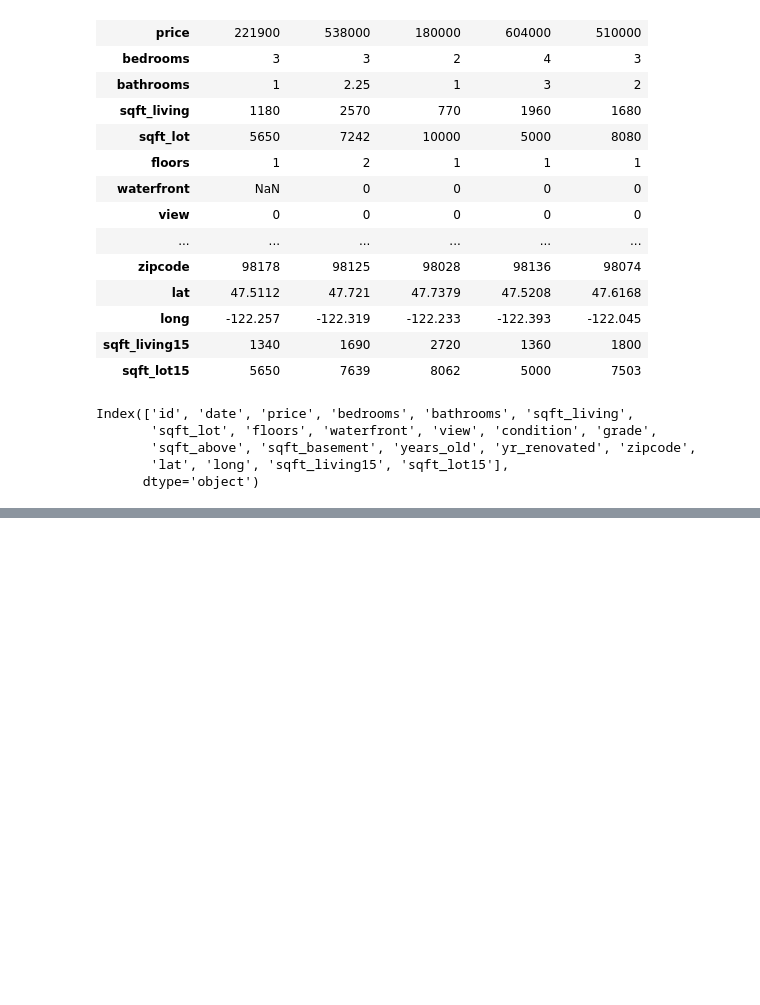
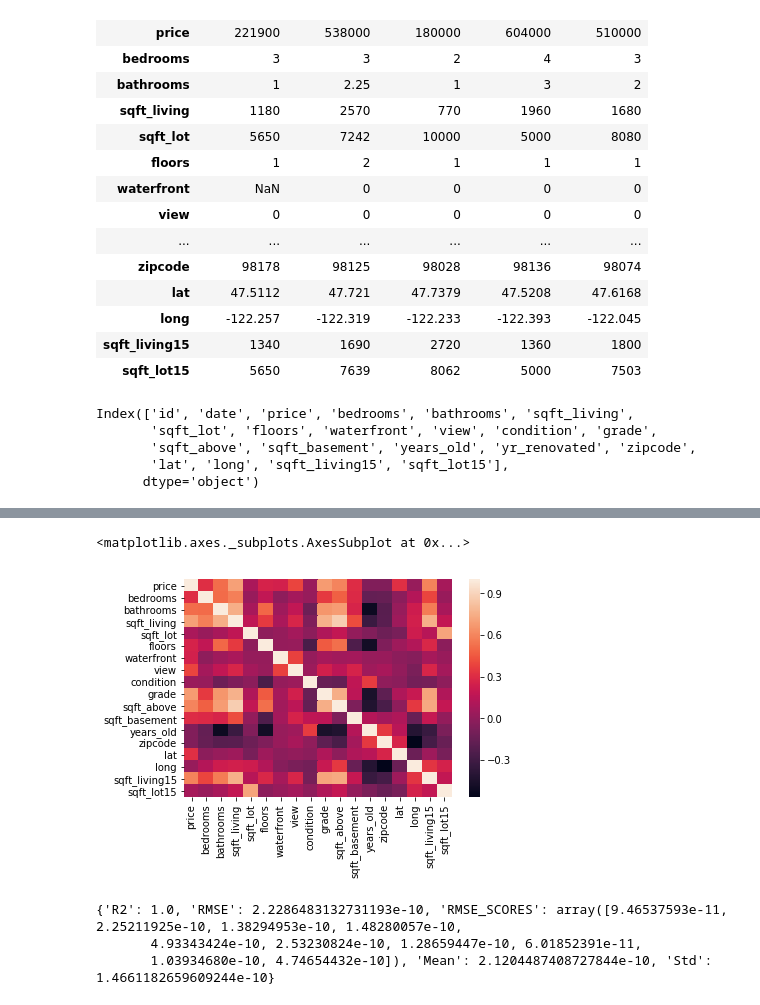
Before and after one commit to AlludedCrabb/Data-Science-Housing-Data-Project, a Jupyter notebook: Jacob_Taeho project.ipynb, the cells around one changed output, grey strips where cells are left out. Saved outputs shown, nothing was run; the diff lists cells and outputs as text; code cells hidden in the pictures; blank space fills up the shorter version.

```diff
--- a/Jacob_Taeho project.ipynb
+++ b/Jacob_Taeho project.ipynb
@@ -323,0 +293,12 @@ _ = pd.plotting.scatter_matrix(df[['price', 'bedrooms', 'bathrooms',
+# %%
+#set the view NaN's to 0 since it's by
+#far the most common value
+df.view.replace(to_replace=np.NaN, value=0, inplace=True)
+
+df.sqft_basement.replace(to_replace='?', value=0, inplace=True)
+df.sqft_basement = df.sqft_basement.astype('float64')
+df.waterfront.replace(to_replace=np.NaN, value=0, inplace=True)
+# %%
+X = df.drop(columns=['date','id','yr_renovated'], axis=1)
+
+y = df.price
@@ -323,0 +308,11 @@ _ = pd.plotting.scatter_matrix(df[['price', 'bedrooms', 'bathrooms',
+# %%
+sns.heatmap(X.corr())
+# %% [output]
+<matplotlib.axes._subplots.AxesSubplot at 0x...>
+[figure, added]
+# %%
+print(do_predict(X,y))
+# %% [output]
+{'R2': 1.0, 'RMSE': 2.2286483132731193e-10, 'RMSE_SCORES': array([9.46537593e-11, 2.25211925e-10, 1.38294953e-10, 1.48280057e-10,
+       4.93343424e-10, 2.53230824e-10, 1.28659447e-10, 6.01852391e-11,
+       1.03934680e-10, 4.74654432e-10]), 'Mean': 2.1204487408727844e-10, 'Std': 1.4661182659609244e-10}
```
Also changed, not shown: parts of 24 cells of this notebook.
